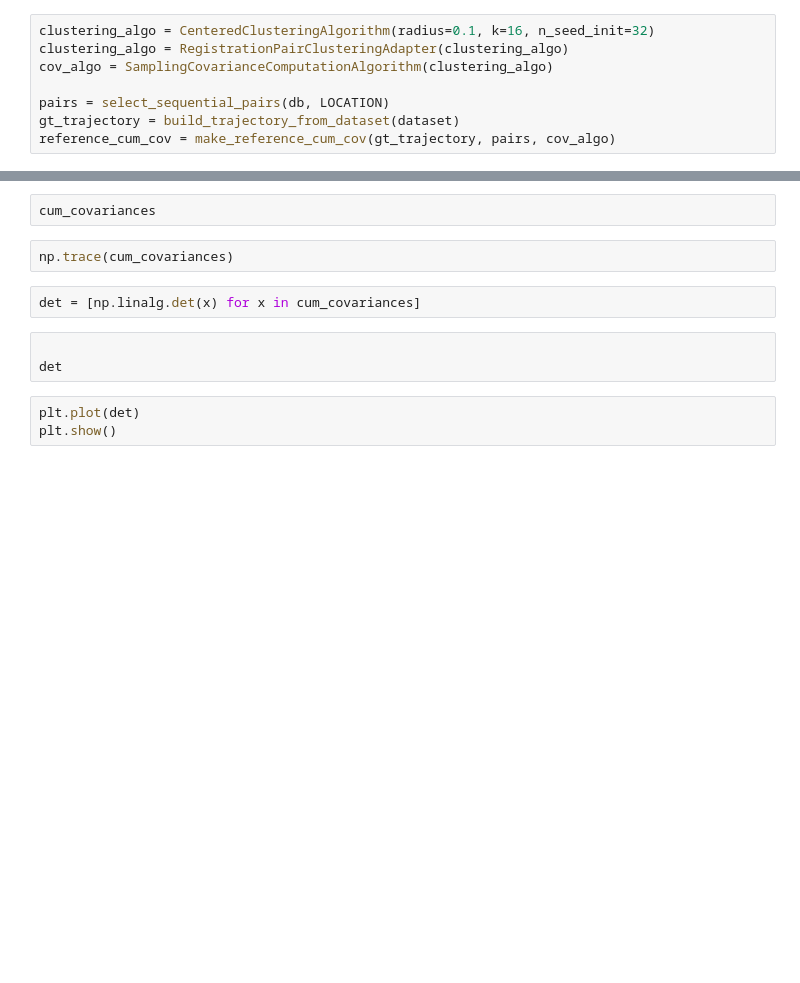
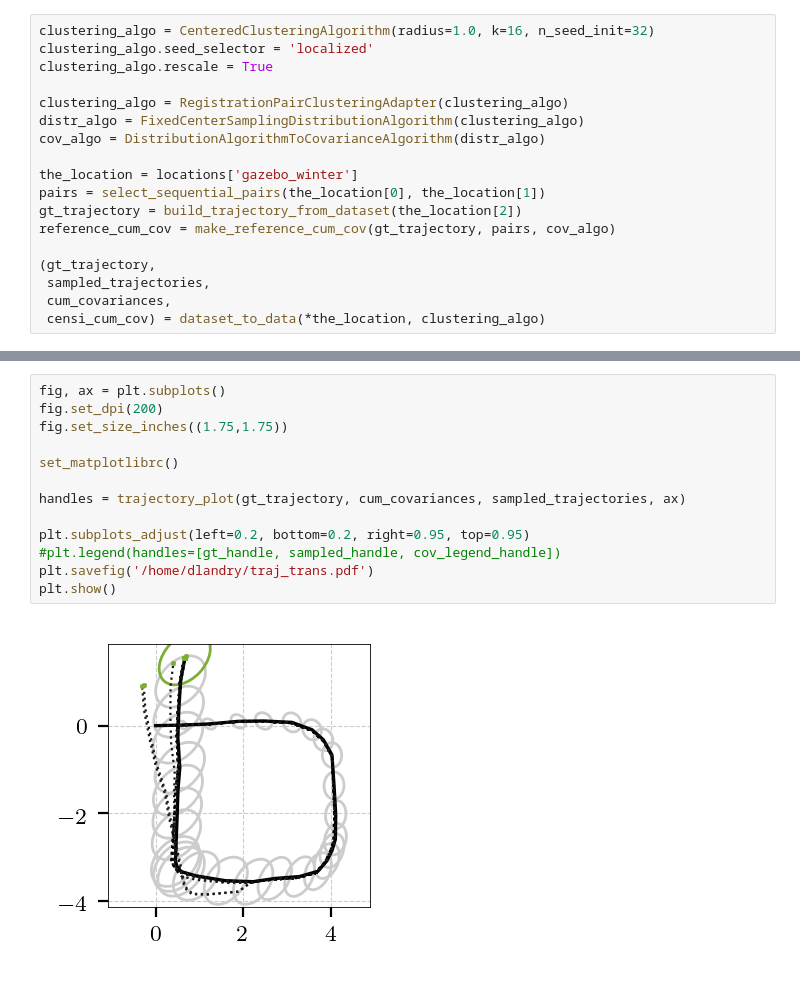
Before and after one commit to davidlandry93/registration-covariance-analysis, a Jupyter notebook: notebooks/2018-08-31-trajectory-translation.ipynb, the cells around one changed output, grey strips where cells are left out. Drawn from its saved outputs; the diff is of its cells as text; blank space fills up the shorter version.

```diff
--- a/notebooks/2018-08-31-trajectory-translation.ipynb
+++ b/notebooks/2018-08-31-trajectory-translation.ipynb
@@ -56,8 +119,18 @@ model = model_from_file(MODEL_LOCATION, 'cello')
 # %%
-clustering_algo = CenteredClusteringAlgorithm(radius=0.1, k=16, n_seed_init=32)
+clustering_algo = CenteredClusteringAlgorithm(radius=1.0, k=16, n_seed_init=32)
+clustering_algo.seed_selector = 'localized'
+clustering_algo.rescale = True
+
 clustering_algo = RegistrationPairClusteringAdapter(clustering_algo)
-cov_algo = SamplingCovarianceComputationAlgorithm(clustering_algo)
+distr_algo = FixedCenterSamplingDistributionAlgorithm(clustering_algo)
+cov_algo = DistributionAlgorithmToCovarianceAlgorithm(distr_algo)
 
-pairs = select_sequential_pairs(db, LOCATION)
-gt_trajectory = build_trajectory_from_dataset(dataset)
+the_location = locations['gazebo_winter']
+pairs = select_sequential_pairs(the_location[0], the_location[1])
+gt_trajectory = build_trajectory_from_dataset(the_location[2])
 reference_cum_cov = make_reference_cum_cov(gt_trajectory, pairs, cov_algo)
+
+(gt_trajectory,
+ sampled_trajectories,
+ cum_covariances,
+ censi_cum_cov) = dataset_to_data(*the_location, clustering_algo)
@@ -139,12 +137,15 @@ plt.show()
-# %%
-cum_covariances
-# %%
-np.trace(cum_covariances)
-# %%
-det = [np.linalg.det(x) for x in cum_covariances]
-# %%
-
-det
-# %%
-plt.plot(det)
-plt.show()
+# %%
+fig, ax = plt.subplots()
+fig.set_dpi(200)
+fig.set_size_inches((1.75,1.75))
+
+set_matplotlibrc()
+
+handles = trajectory_plot(gt_trajectory, cum_covariances, sampled_trajectories, ax)
+
+plt.subplots_adjust(left=0.2, bottom=0.2, right=0.95, top=0.95)
+#plt.legend(handles=[gt_handle, sampled_handle, cov_legend_handle])
+plt.savefig('/home/dlandry/traj_trans.pdf')
+plt.show()
+# %% [output]
+[figure, added]
```
Also changed, not shown: parts of 16 cells of this notebook, 12 other files.
